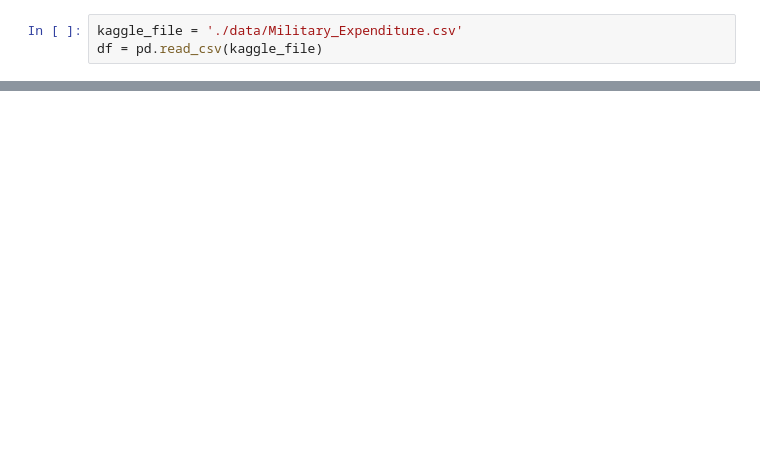
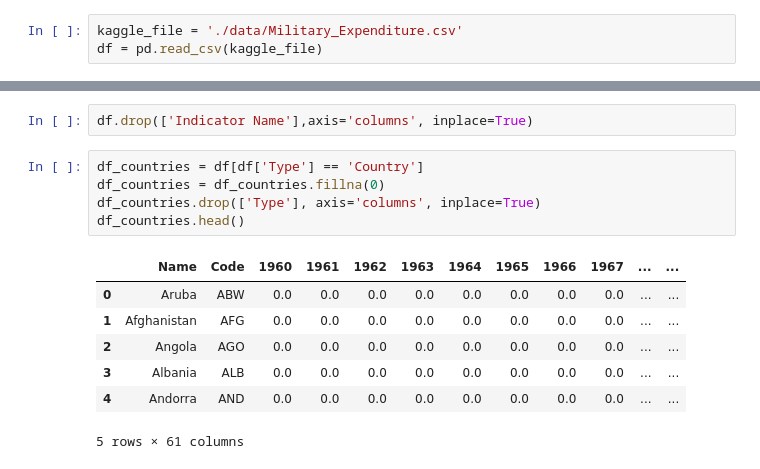
Before and after one commit to geomercer/sanders, a Jupyter notebook: militiary_expendures.ipynb, the cells around one changed output, grey strips where cells are left out. Drawn from its saved outputs; the diff is of its cells as text; blank space fills up the shorter version.

```diff
--- a/militiary_expendures.ipynb
+++ b/militiary_expendures.ipynb
@@ -56,0 +53,15 @@ RangeIndex(start=0, stop=59, step=1)
+# %%
+df.drop(['Indicator Name'],axis='columns', inplace=True)
+# %%
+df_countries = df[df['Type'] == 'Country']
+df_countries = df_countries.fillna(0)
+df_countries.drop(['Type'], axis='columns', inplace=True)
+df_countries.head()
+# %% [output]
+|  | Name | Code | 1960 | 1961 | 1962 | 1963 | 1964 | 1965 | 1966 | 1967 | ... | ... |
+| 0 | Aruba | ABW | 0.0 | 0.0 | 0.0 | 0.0 | 0.0 | 0.0 | 0.0 | 0.0 | ... | ... |
+| 1 | Afghanistan | AFG | 0.0 | 0.0 | 0.0 | 0.0 | 0.0 | 0.0 | 0.0 | 0.0 | ... | ... |
+| 2 | Angola | AGO | 0.0 | 0.0 | 0.0 | 0.0 | 0.0 | 0.0 | 0.0 | 0.0 | ... | ... |
+| 3 | Albania | ALB | 0.0 | 0.0 | 0.0 | 0.0 | 0.0 | 0.0 | 0.0 | 0.0 | ... | ... |
+| 4 | Andorra | AND | 0.0 | 0.0 | 0.0 | 0.0 | 0.0 | 0.0 | 0.0 | 0.0 | ... | ... |
+5 rows × 61 columns
```
Also changed, not shown: parts of 17 cells of this notebook, 1 other file.
